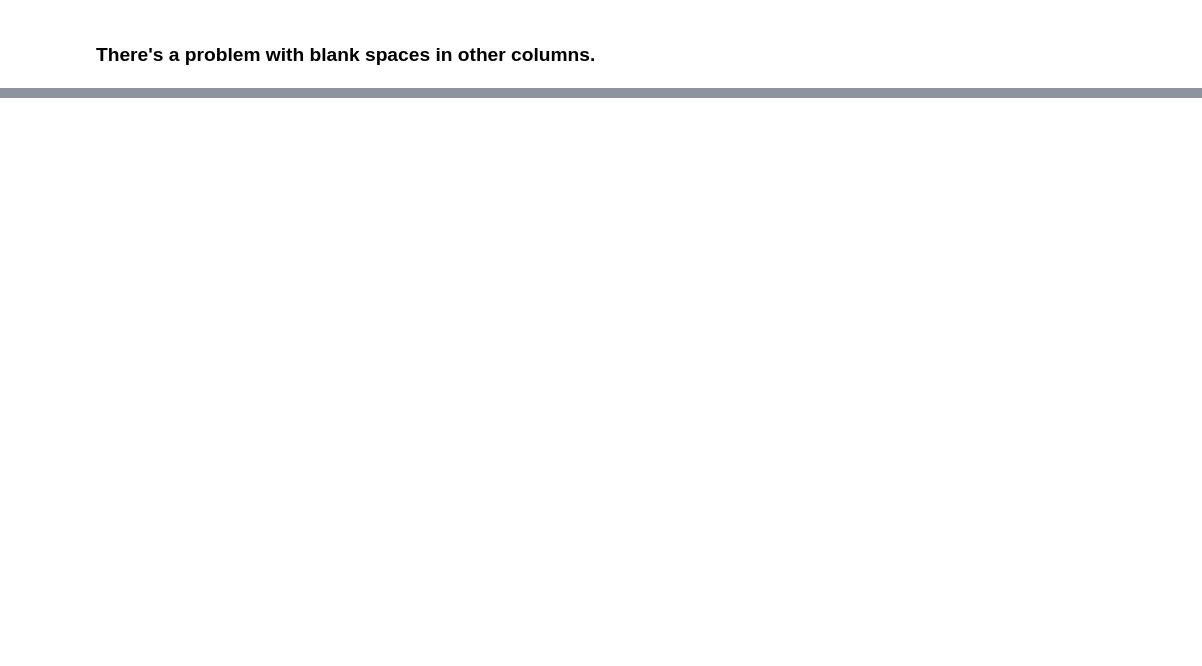
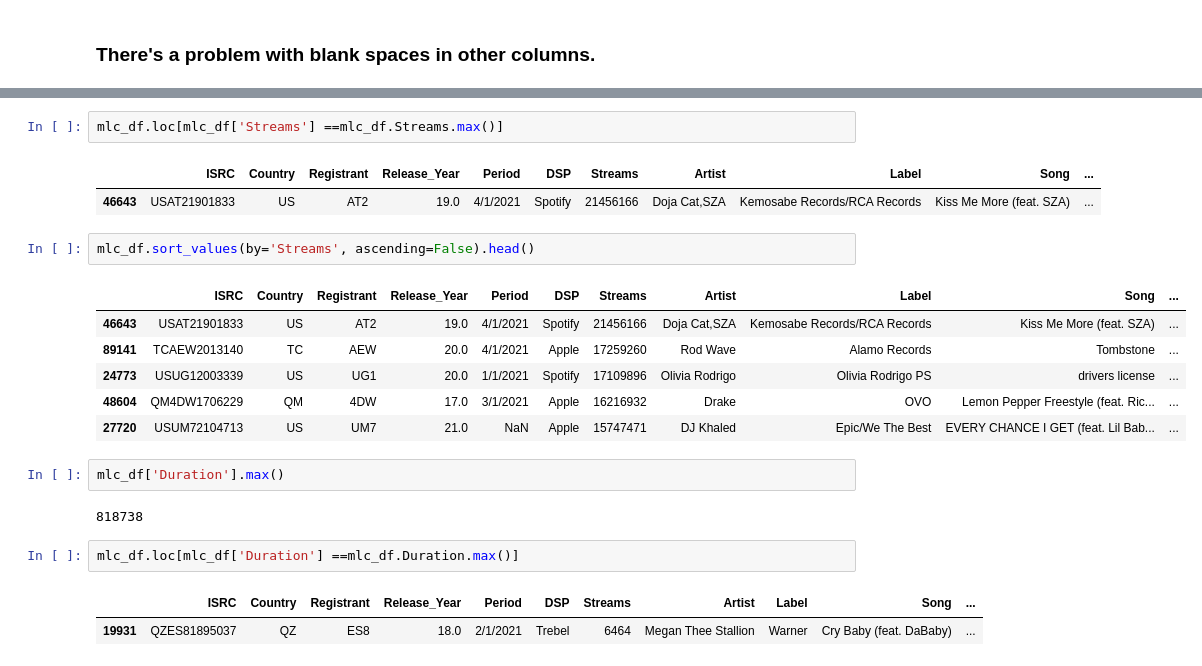
Before and after one commit to NSS-Data-Analytics-Cohort-6/mlc-project-nan-nagini, a Jupyter notebook: Notebooks/MLC_Dataset.ipynb, the cells around one changed output, grey strips where cells are left out. Saved outputs shown, nothing was run; the diff lists cells and outputs as text; blank space fills up the shorter version.

```diff
--- a/Notebooks/MLC_Dataset.ipynb
+++ b/Notebooks/MLC_Dataset.ipynb
@@ -277,0 +233,23 @@ mlc_data.sort_values('Duration', ascending=False).head()
+# %%
+mlc_df.loc[mlc_df['Streams'] ==mlc_df.Streams.max()]
+# %% [output]
+|  | ISRC | Country | Registrant | Release_Year | Period | DSP | Streams | Artist | Label | Song | ... |
+| 46643 | USAT21901833 | US | AT2 | 19.0 | 4/1/2021 | Spotify | 21456166 | Doja Cat,SZA | Kemosabe Records/RCA Records | Kiss Me More (feat. SZA) | ... |
+# %%
+mlc_df.sort_values(by='Streams', ascending=False).head()
+# %% [output]
+|  | ISRC | Country | Registrant | Release_Year | Period | DSP | Streams | Artist | Label | Song | ... |
+| 46643 | USAT21901833 | US | AT2 | 19.0 | 4/1/2021 | Spotify | 21456166 | Doja Cat,SZA | Kemosabe Records/RCA Records | Kiss Me More (feat. SZA) | ... |
+| 89141 | TCAEW2013140 | TC | AEW | 20.0 | 4/1/2021 | Apple | 17259260 | Rod Wave | Alamo Records | Tombstone | ... |
+| 24773 | USUG12003339 | US | UG1 | 20.0 | 1/1/2021 | Spotify | 17109896 | Olivia Rodrigo | Olivia Rodrigo PS | drivers license | ... |
+| 48604 | QM4DW1706229 | QM | 4DW | 17.0 | 3/1/2021 | Apple | 16216932 | Drake | OVO | Lemon Pepper Freestyle (feat. Ric... | ... |
+| 27720 | USUM72104713 | US | UM7 | 21.0 | NaN | Apple | 15747471 | DJ Khaled | Epic/We The Best | EVERY CHANCE I GET (feat. Lil Bab... | ... |
+# %%
+mlc_df['Duration'].max()
+# %% [output]
+818738
+# %%
+mlc_df.loc[mlc_df['Duration'] ==mlc_df.Duration.max()]
+# %% [output]
+|  | ISRC | Country | Registrant | Release_Year | Period | DSP | Streams | Artist | Label | Song | ... |
+| 19931 | QZES81895037 | QZ | ES8 | 18.0 | 2/1/2021 | Trebel | 6464 | Megan Thee Stallion | Warner | Cry Baby (feat. DaBaby) | ... |
```
Also changed, not shown: parts of 57 cells of this notebook.
